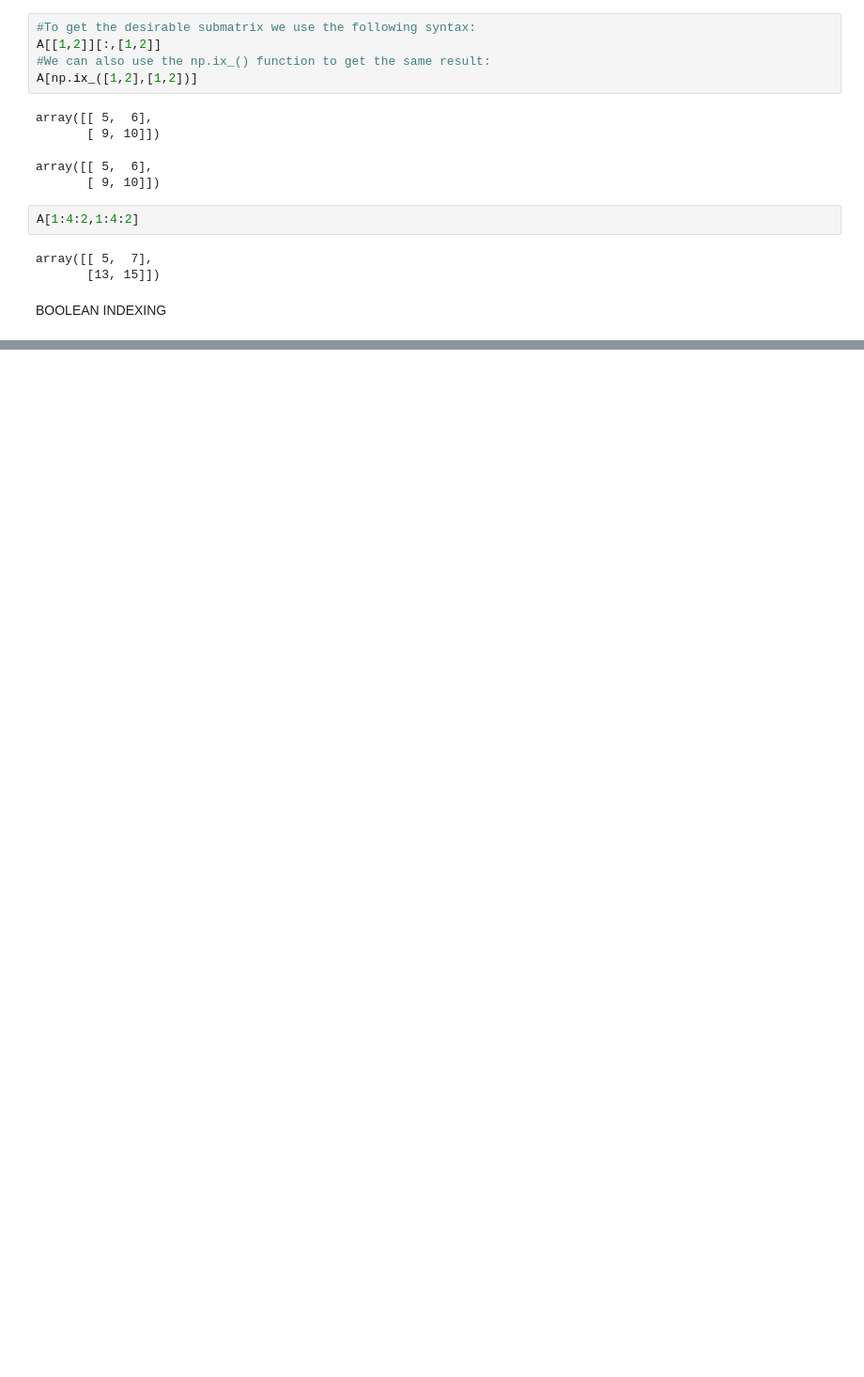
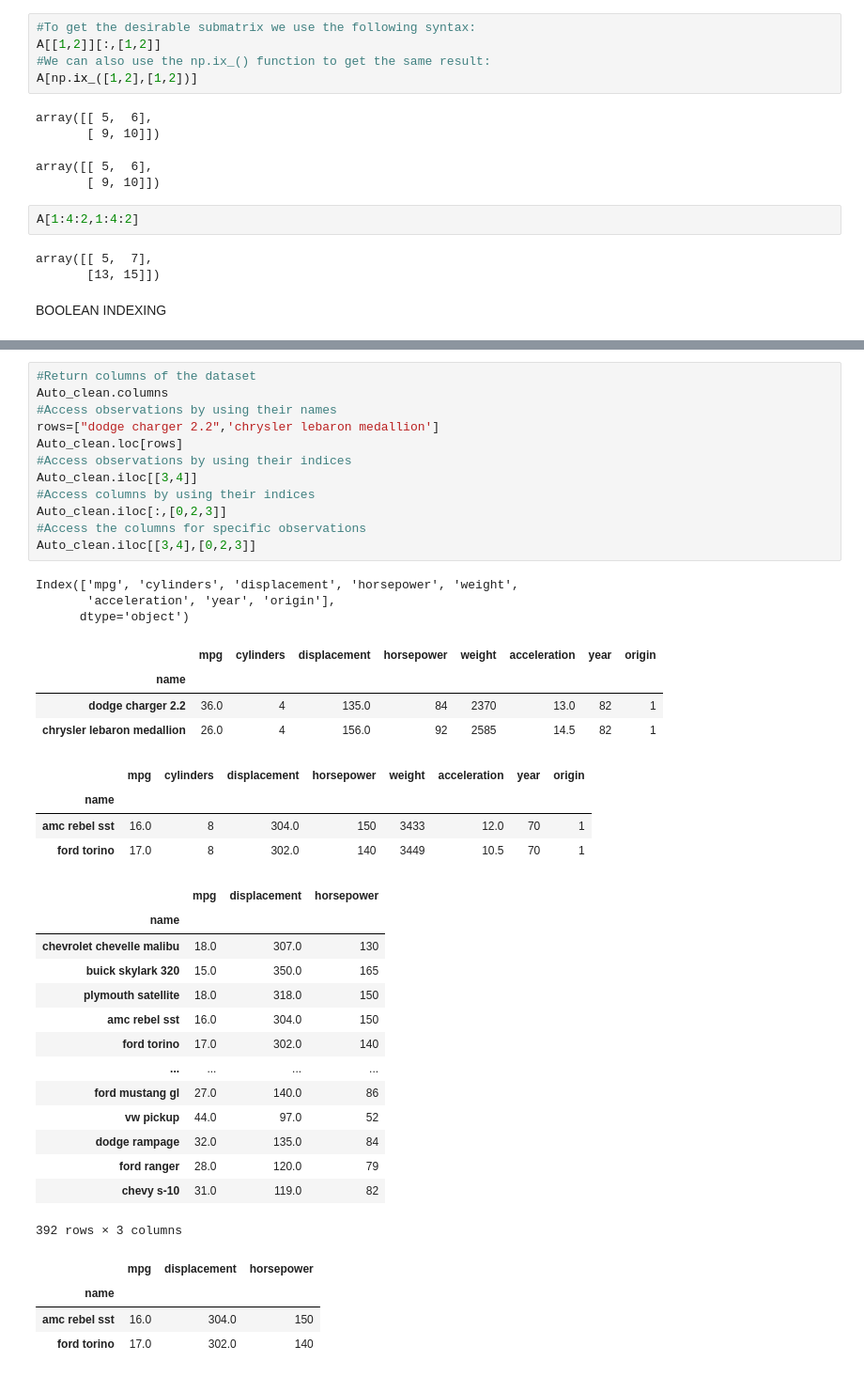
Before and after one commit to left2001/chapter2islp, a Jupyter notebook: chapter2.ipynb, the cells around one changed output, grey strips where cells are left out. Shown at 94% size. Drawn from its saved outputs; the diff is of its cells as text; blank space fills up the shorter version.

```diff
--- a/chapter2.ipynb
+++ b/chapter2.ipynb
@@ -504,0 +639,42 @@ rip
+# %%
+#Return columns of the dataset
+Auto_clean.columns
+#Access observations by using their names
+rows=["dodge charger 2.2",'chrysler lebaron medallion']
+Auto_clean.loc[rows]
+#Access observations by using their indices
+Auto_clean.iloc[[3,4]]
+#Access columns by using their indices
+Auto_clean.iloc[:,[0,2,3]]
+#Access the columns for specific observations
+Auto_clean.iloc[[3,4],[0,2,3]]
+# %% [output]
+Index(['mpg', 'cylinders', 'displacement', 'horsepower', 'weight',
+       'acceleration', 'year', 'origin'],
+      dtype='object')
+|  | mpg | cylinders | displacement | horsepower | weight | acceleration | year | origin |
+| name |  |  |  |  |  |  |  |  |
+| dodge charger 2.2 | 36.0 | 4 | 135.0 | 84 | 2370 | 13.0 | 82 | 1 |
+| chrysler lebaron medallion | 26.0 | 4 | 156.0 | 92 | 2585 | 14.5 | 82 | 1 |
+|  | mpg | cylinders | displacement | horsepower | weight | acceleration | year | origin |
+| name |  |  |  |  |  |  |  |  |
+| amc rebel sst | 16.0 | 8 | 304.0 | 150 | 3433 | 12.0 | 70 | 1 |
+| ford torino | 17.0 | 8 | 302.0 | 140 | 3449 | 10.5 | 70 | 1 |
+|  | mpg | displacement | horsepower |
+| name |  |  |  |
+| chevrolet chevelle malibu | 18.0 | 307.0 | 130 |
+| buick skylark 320 | 15.0 | 350.0 | 165 |
+| plymouth satellite | 18.0 | 318.0 | 150 |
+| amc rebel sst | 16.0 | 304.0 | 150 |
+| ford torino | 17.0 | 302.0 | 140 |
+| ... | ... | ... | ... |
+| ford mustang gl | 27.0 | 140.0 | 86 |
+| vw pickup | 44.0 | 97.0 | 52 |
+| dodge rampage | 32.0 | 135.0 | 84 |
+| ford ranger | 28.0 | 120.0 | 79 |
+| chevy s-10 | 31.0 | 119.0 | 82 |
+392 rows × 3 columns
+|  | mpg | displacement | horsepower |
+| name |  |  |  |
+| amc rebel sst | 16.0 | 304.0 | 150 |
+| ford torino | 17.0 | 302.0 | 140 |
```
Also changed, not shown: parts of 28 cells of this notebook, 3 other files.
